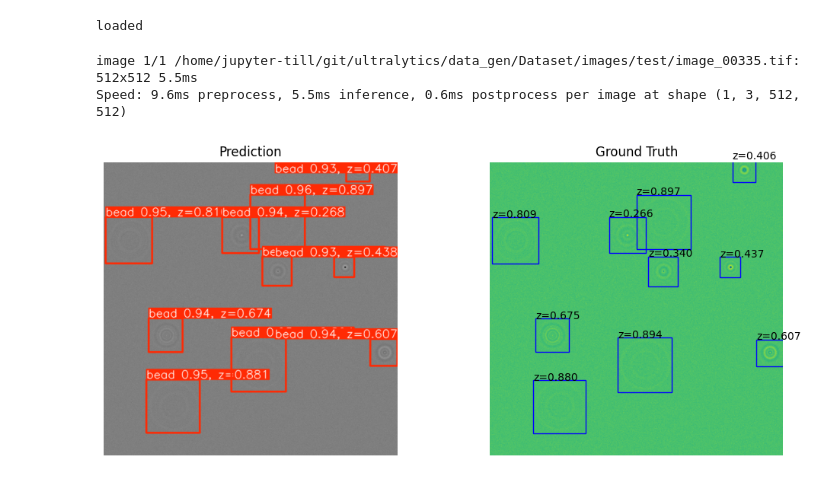
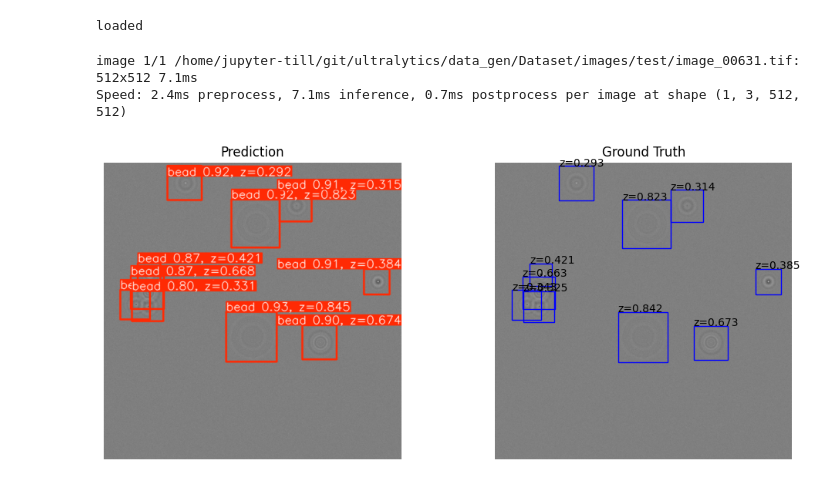
Before and after one commit to till-robert/ultralytics, a Jupyter notebook: zaxis_test.ipynb, the cells around one changed output. Drawn from its saved outputs; the diff is of its cells as text; code cells hidden in the pictures.

```diff
--- a/zaxis_test.ipynb
+++ b/zaxis_test.ipynb
@@ -10,6 +10,10 @@ import PIL
 import matplotlib.pyplot as plt
 from matplotlib.patches import Rectangle
 from importlib import reload
+# from ultralytics.utils.metrics import box_iou
+from scipy.optimize import linear_sum_assignment
+import torch
+from ultralytics.utils import ops
 
 def plot_gt(path,ax):
     data=np.loadtxt(path.replace("images", "labels").replace("jpg","txt").replace("tif","txt")).T
@@ -19,7 +23,7 @@ def plot_gt(path,ax):
     z = data[-1]
     # print(bboxes)
     img = PIL.Image.open(path)
-    ax.imshow(np.array(img))
+    ax.imshow(np.array(img),cmap="grey",vmin=0,vmax=2**16)
     ax.axis("off")
     for bbox,z_value in zip(bboxes,z):
         x,y,w,h = bbox*512
@@ -27,9 +31,39 @@ def plot_gt(path,ax):
         ax.text(*rect.get_xy(),f"z={z_value:.3f}")
         ax.add_patch(rect)
     return bboxes,z
+
+
+
+def match_predictions(pred_bboxes, gt_bboxes, pred_classes, true_classes,threshold):
+
+        iou = box_iou(torch.Tensor(gt_bboxes), torch.Tensor(pred_bboxes))
+
+        correct = np.zeros((pred_classes.shape[0])).astype(bool)
+        gt_pred_matches = np.zeros((true_classes.shape[0],pred_classes.shape[0] ), dtype=bool)
+        # LxD matrix where L - labels (rows), D - detections (columns)
+        correct_class = true_classes[:, None] == pred_classes
+        iou = iou * correct_class  # zero out the wrong classes
+        iou = iou.cpu().numpy()
+
+        cost_matrix = iou * (iou >= threshold)
+        if cost_matrix.any():
+            labels_idx, detections_idx = linear_sum_assignment(cost_matrix, maximize=True)
+            valid = cost_matrix[labels_idx, detections_idx] > 0
+            if valid.any():
+                correct[detections_idx[valid]] = True
+                gt_pred_matches[labels_idx,detections_idx] = valid
+
+        return correct, gt_pred_matches
+def box_iou(box1, box2, eps=1e-7):
+
+    (a1, a2), (b1, b2) = box1.float().unsqueeze(1).chunk(2, 2), box2.float().unsqueeze(0).chunk(2, 2)
+    inter = (torch.min(a2, b2) - torch.max(a1, b1)).clamp_(0).prod(2)
+
+    # IoU = inter / (area1 + area2 - inter)
+    return inter / ((a2 - a1).prod(2) + (b2 - b1).prod(2) - inter + eps)
 # %%
 # reload(results)
-model = YOLO("runs/zaxis/train49/weights/last.pt")
+model = YOLO("runs/zaxis/train63/weights/best.pt")
 # print(model.model.model)
 print("loaded")
 test_images = os.listdir("data_gen/Dataset/images/test")
@@ -41,19 +73,20 @@ loaded
 # %%
 
 plt.figure(figsize=(12,5))
 image = random_image()
 results = model.predict(image)
 res = results[0].plot()
 plt.subplot(1,2,1)
 plt.title("Prediction")
 plt.imshow(res)
 plt.axis("off")
 plt.subplot(1,2,2)
 plt.title("Ground Truth")
 
-bboxes,z_values = plot_gt(image,plt.gca())
+gt_bboxes,gt_z_values = plot_gt(image,plt.gca())
+
 plt.show()
 # %% [output]
-image 1/1 /home/jupyter-till/git/ultralytics/data_gen/Dataset/images/test/image_00335.tif: 512x512 5.5ms
-Speed: 9.6ms preprocess, 5.5ms inference, 0.6ms postprocess per image at shape (1, 3, 512, 512)
+image 1/1 /home/jupyter-till/git/ultralytics/data_gen/Dataset/images/test/image_00631.tif: 512x512 7.1ms
+Speed: 2.4ms preprocess, 7.1ms inference, 0.7ms postprocess per image at shape (1, 3, 512, 512)
-[figure, old version]
+[figure, new version]
```
Also changed, not shown: parts of 5 cells of this notebook, 15 other files.
